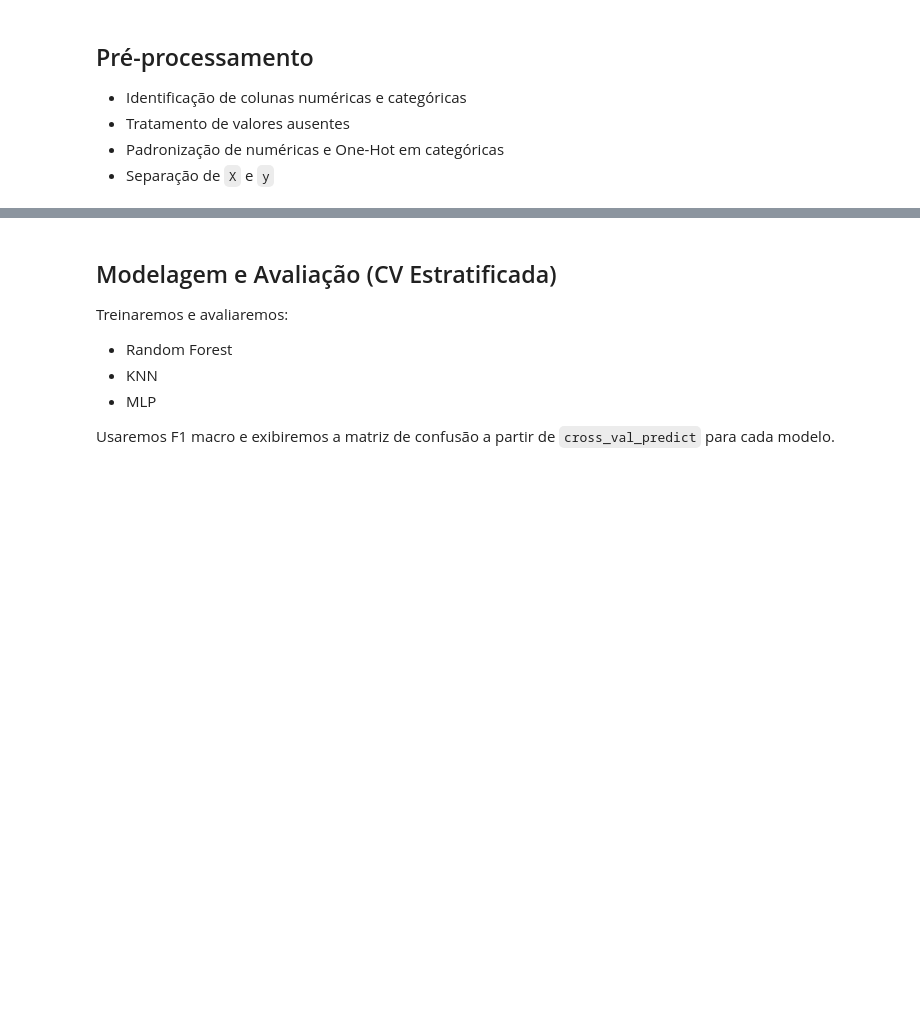
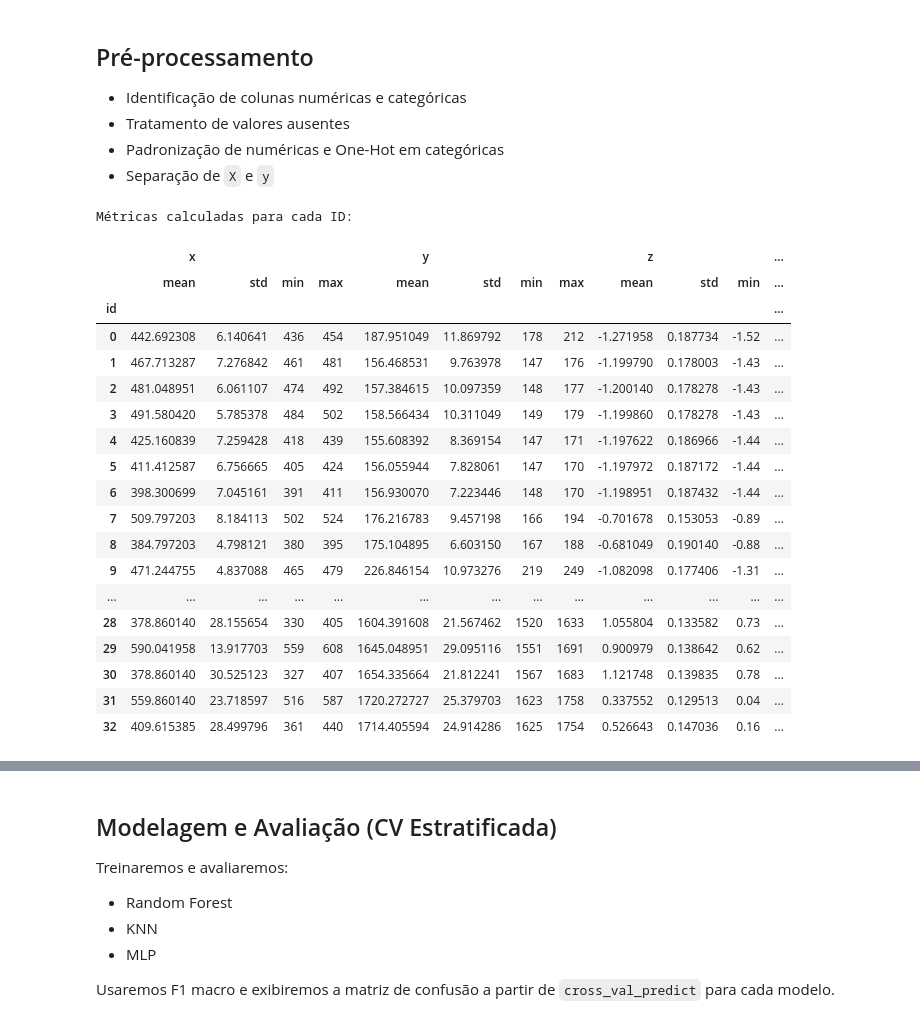
Before and after one commit to Felipe-lim/prova_ml, a Jupyter notebook: notebooks/01_classificacao.ipynb, the cells around one changed output, grey strips where cells are left out. Saved outputs shown, nothing was run; the diff lists cells and outputs as text; code cells hidden in the pictures; blank space fills up the shorter version.

```diff
--- a/notebooks/01_classificacao.ipynb
+++ b/notebooks/01_classificacao.ipynb
@@ -99,0 +59,61 @@ print(preprocess)
+# %%
+pd.set_option('display.max_columns', None)
+pd.set_option('display.max_rows', None)
+# %%
+# Carregando o arquivo JSON
+sinal = pd.read_json('../data/Sinais/Sinais/Adição_AP_1.json')
+
+# Extraindo todos os frames
+frames = sinal['frames']
+
+# Criando uma lista para armazenar os dados de todos os keypoints
+dados_keypoints = []
+
+# Iterando por todos os frames
+for frame_idx, frame_data in enumerate(frames):
+    # Iterando por todos os keypoints no frame
+    for keypoint in frame_data['keypoints']:
+        # Adicionando os dados do keypoint à lista
+        dados_keypoints.append({
+            'frame': frame_idx,
+            'id': keypoint['id'],
+            'x': keypoint['x'],
+            'y': keypoint['y'],
+            'z': keypoint['z'],
+            'visibility': keypoint['visibility']
+        })
+
+# Convertendo para DataFrame
+df_keypoints = pd.DataFrame(dados_keypoints)
+
+# Calculando métricas para cada ID e cada atributo (x, y, z, visibility)
+metricas = df_keypoints.groupby('id').agg({
+    'x': ['mean', 'std', 'min', 'max'],
+    'y': ['mean', 'std', 'min', 'max'],
+    'z': ['mean', 'std', 'min', 'max'],
+    'visibility': ['mean', 'std', 'min', 'max']
+})
+
+print("Métricas calculadas para cada ID:")
+display(metricas)
+# %% [output]
+Métricas calculadas para cada ID:
+|  | x |  |  |  | y |  |  |  | z |  |  | ... |
+|  | mean | std | min | max | mean | std | min | max | mean | std | min | ... |
+| id |  |  |  |  |  |  |  |  |  |  |  | ... |
+| 0 | 442.692308 | 6.140641 | 436 | 454 | 187.951049 | 11.869792 | 178 | 212 | -1.271958 | 0.187734 | -1.52 | ... |
+| 1 | 467.713287 | 7.276842 | 461 | 481 | 156.468531 | 9.763978 | 147 | 176 | -1.199790 | 0.178003 | -1.43 | ... |
+| 2 | 481.048951 | 6.061107 | 474 | 492 | 157.384615 | 10.097359 | 148 | 177 | -1.200140 | 0.178278 | -1.43 | ... |
+| 3 | 491.580420 | 5.785378 | 484 | 502 | 158.566434 | 10.311049 | 149 | 179 | -1.199860 | 0.178278 | -1.43 | ... |
+| 4 | 425.160839 | 7.259428 | 418 | 439 | 155.608392 | 8.369154 | 147 | 171 | -1.197622 | 0.186966 | -1.44 | ... |
+| 5 | 411.412587 | 6.756665 | 405 | 424 | 156.055944 | 7.828061 | 147 | 170 | -1.197972 | 0.187172 | -1.44 | ... |
+| 6 | 398.300699 | 7.045161 | 391 | 411 | 156.930070 | 7.223446 | 148 | 170 | -1.198951 | 0.187432 | -1.44 | ... |
+| 7 | 509.797203 | 8.184113 | 502 | 524 | 176.216783 | 9.457198 | 166 | 194 | -0.701678 | 0.153053 | -0.89 | ... |
+| 8 | 384.797203 | 4.798121 | 380 | 395 | 175.104895 | 6.603150 | 167 | 188 | -0.681049 | 0.190140 | -0.88 | ... |
+| 9 | 471.244755 | 4.837088 | 465 | 479 | 226.846154 | 10.973276 | 219 | 249 | -1.082098 | 0.177406 | -1.31 | ... |
+| ... | ... | ... | ... | ... | ... | ... | ... | ... | ... | ... | ... | ... |
+| 28 | 378.860140 | 28.155654 | 330 | 405 | 1604.391608 | 21.567462 | 1520 | 1633 | 1.055804 | 0.133582 | 0.73 | ... |
+| 29 | 590.041958 | 13.917703 | 559 | 608 | 1645.048951 | 29.095116 | 1551 | 1691 | 0.900979 | 0.138642 | 0.62 | ... |
+| 30 | 378.860140 | 30.525123 | 327 | 407 | 1654.335664 | 21.812241 | 1567 | 1683 | 1.121748 | 0.139835 | 0.78 | ... |
+| 31 | 559.860140 | 23.718597 | 516 | 587 | 1720.272727 | 25.379703 | 1623 | 1758 | 0.337552 | 0.129513 | 0.04 | ... |
+| 32 | 409.615385 | 28.499796 | 361 | 440 | 1714.405594 | 24.914286 | 1625 | 1754 | 0.526643 | 0.147036 | 0.16 | ... |
```
Also changed, not shown: parts of 24 cells of this notebook, 3 other files.
